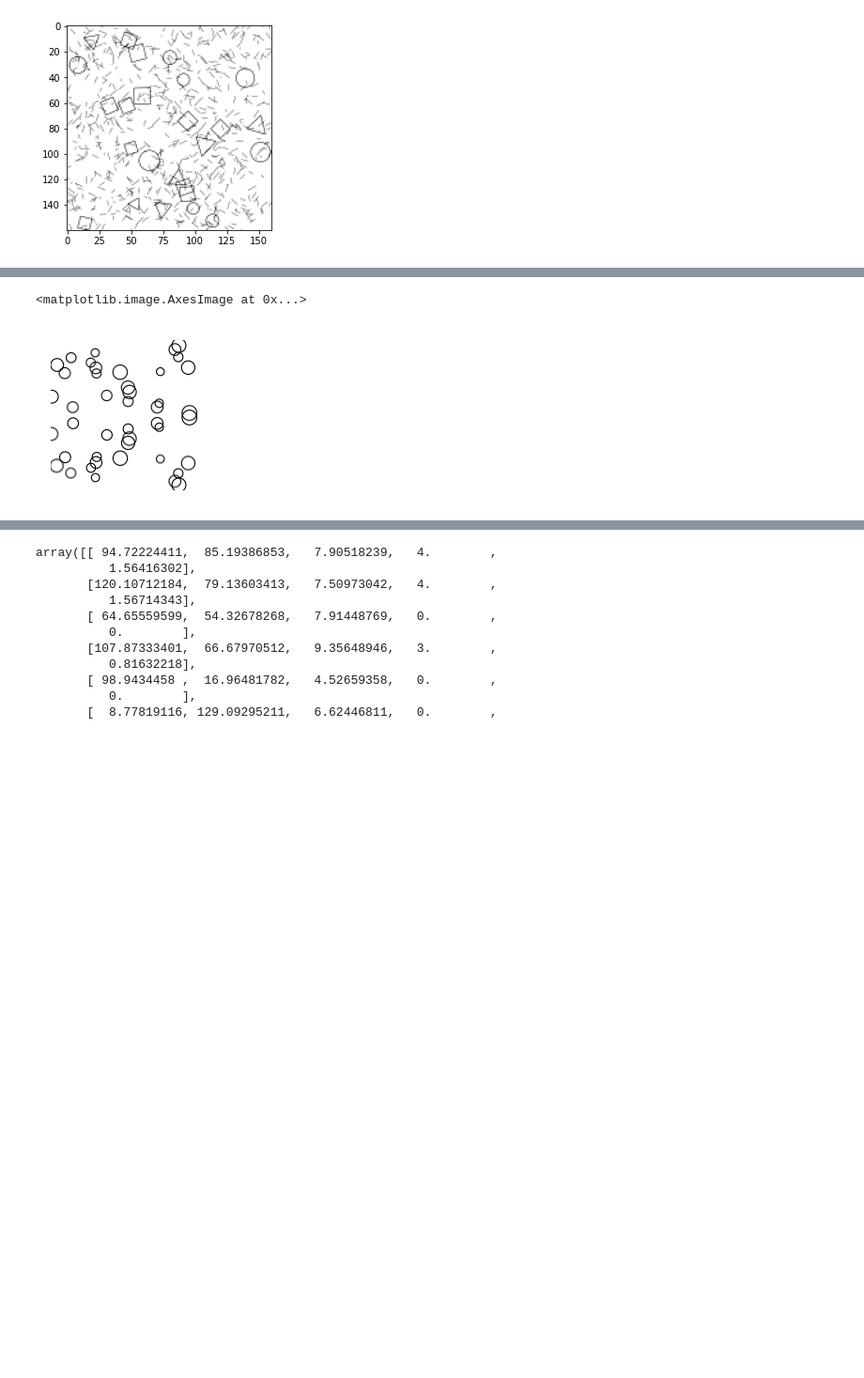
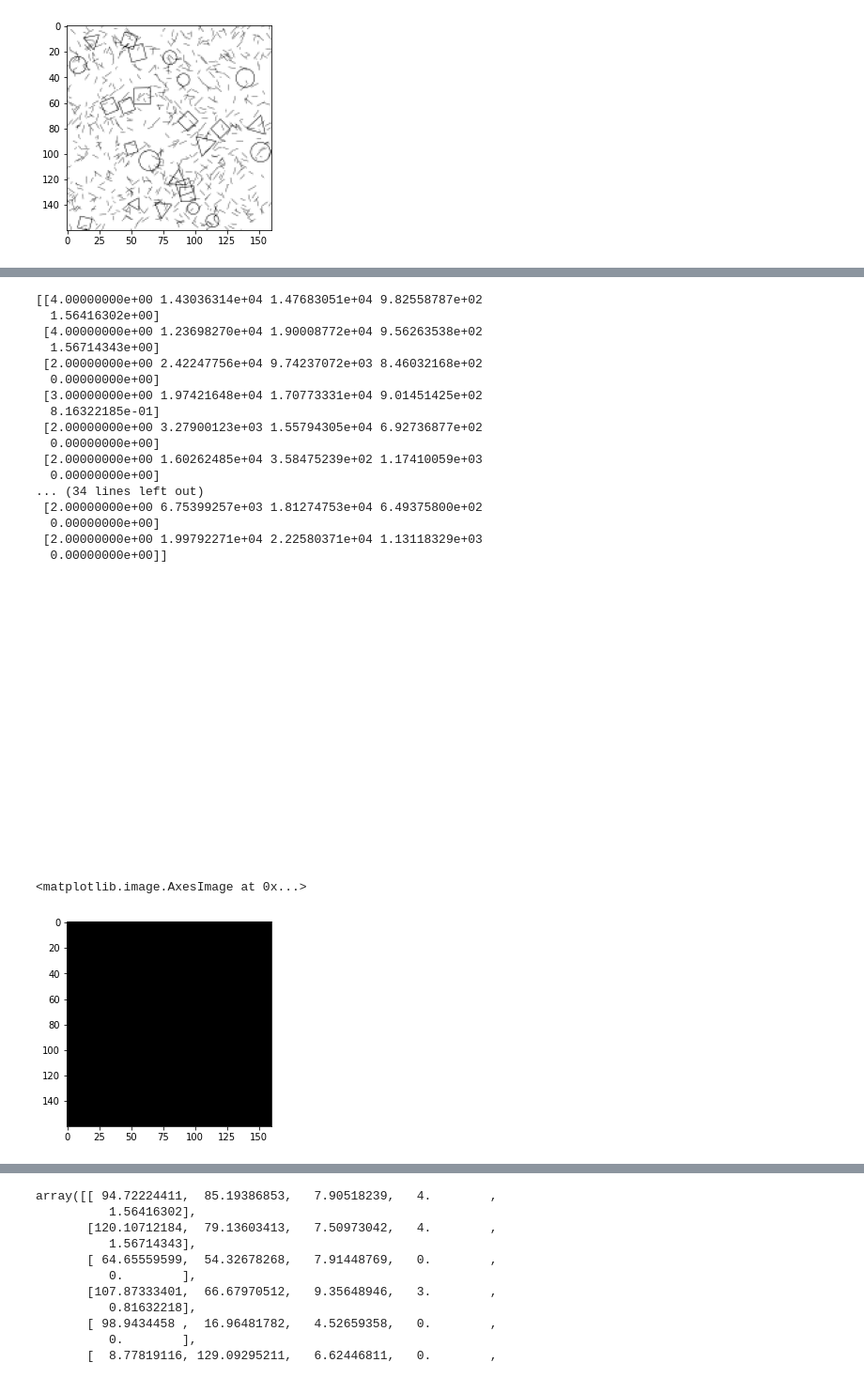
Before and after one commit to riesenn/geomsha, a Jupyter notebook: generator/geomgen.ipynb, the cells around one changed output, grey strips where cells are left out. Shown at 94% size. Saved outputs shown, nothing was run; the diff lists cells and outputs as text; code cells hidden in the pictures; blank space fills up the shorter version.

```diff
--- a/generator/geomgen.ipynb
+++ b/generator/geomgen.ipynb
@@ -107,4 +107,7 @@ def generateShapes(num_shapes=25,max_radius=1/20,min_radius=1/40,rng=np.random.d
     else:
       p[4] = p[4]*2*np.pi/p[0]
   return params
+
+gen_shapes = generateShapes()
+gen_shapes
 # %% [output]
@@ -128,29 +131,52 @@ array([[  4.        ,  89.39769599,  92.30190698,   6.14099242,
 # %%
-def generateImage(im_size=160,lnw = 0.5, shapes=generateShapes()):
+def generateImage(shapes, im_size=160,lnw = 0.5):
   fig, ax = plt.subplots()
   plt.axis('scaled')
   plt.axis('off')
   plt.subplots_adjust(bottom=0.0, left=0.0, right=1.0, top=1.0)
   plt.xlim([0, im_size])
   plt.ylim([0, im_size])
-  shapes[1:4] *= im_size
+  shapes[:,1:4] = shapes[:,1:4]*im_size
+  print(shapes)
   for s in shapes:
-    v, a = s[3:5]
-    s = s*im_size
     if s[0] == 2:
       patch = matplotlib.patches.Circle(s[1:3], radius=s[4], lw=lnw, fc='b', fill=False)
       ax.add_patch(patch)
     else:
       patch = matplotlib.patches.RegularPolygon(s[1:3],numVertices=int(s[0]),radius=s[3],orientation=s[4],lw=lnw,fc='b',fill=False)
       ax.add_patch(patch)
+
+  plt.show()
+
   fig.set(figwidth=1, figheight=1, dpi=im_size)
   img_buf = io.BytesIO()
   fig.savefig(img_buf, format='png', transparent=False)
   img = Image.open(img_buf).convert('L')
   return np.asarray(img)
+
+image = generateImage(gen_shapes)
+plt.imshow(image)
 # %% [output]
-<matplotlib.image.AxesImage at 0x...>
+[[4.00000000e+00 1.43036314e+04 1.47683051e+04 9.82558787e+02
+  1.56416302e+00]
+ [4.00000000e+00 1.23698270e+04 1.90008772e+04 9.56263538e+02
+  1.56714343e+00]
+ [2.00000000e+00 2.42247756e+04 9.74237072e+03 8.46032168e+02
+  0.00000000e+00]
+ [3.00000000e+00 1.97421648e+04 1.70773331e+04 9.01451425e+02
+  8.16322185e-01]
+ [2.00000000e+00 3.27900123e+03 1.55794305e+04 6.92736877e+02
+  0.00000000e+00]
+ [2.00000000e+00 1.60262485e+04 3.58475239e+02 1.17410059e+03
+  0.00000000e+00]
+... (34 lines left out)
+ [2.00000000e+00 6.75399257e+03 1.81274753e+04 6.49375800e+02
+  0.00000000e+00]
+ [2.00000000e+00 1.99792271e+04 2.22580371e+04 1.13118329e+03
+  0.00000000e+00]]
-[figure, old version]
+[figure, new version]
+<matplotlib.image.AxesImage at 0x...>
+[figure, added]
 # %%
 shapes = generateShapes()
 image = generateImage(shapes=shapes)
```
Also changed, not shown: parts of 2 cells of this notebook.
